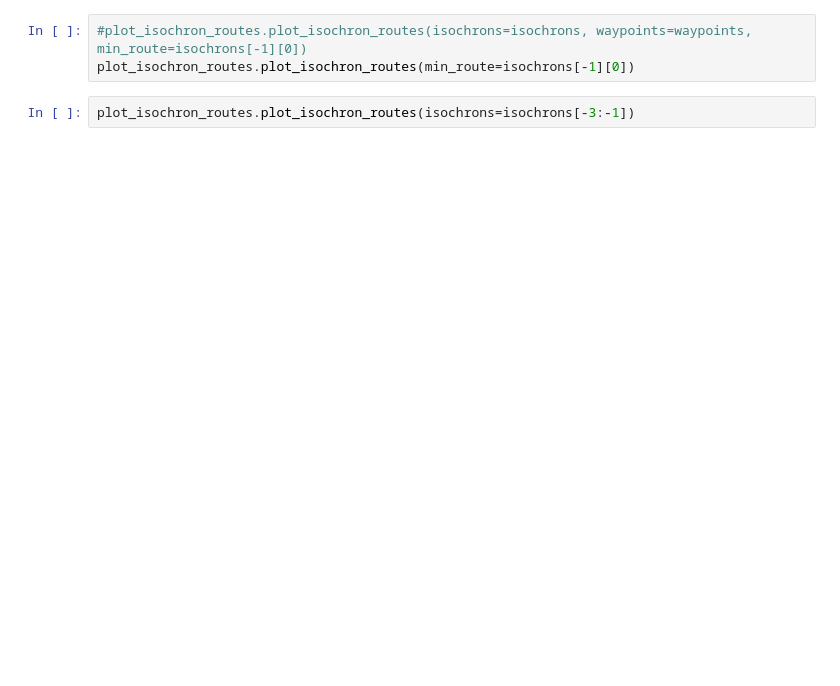
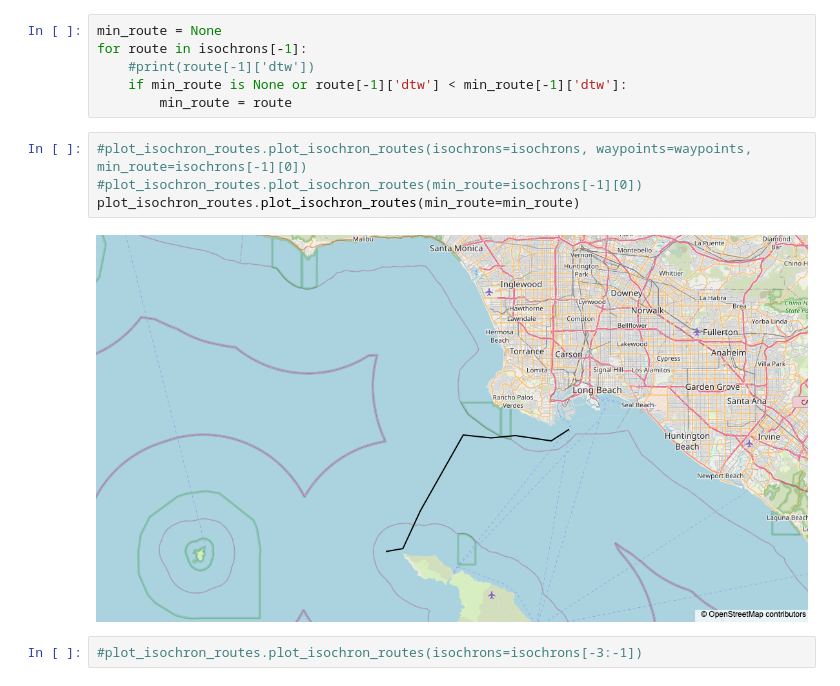
Before and after one commit to briandrawert/weather_routing, a Jupyter notebook: WeatherRouting-TransPac-TEST7.ipynb, the cells around one changed output. Cells and saved outputs as stored; diff of their text form; blank space fills up the shorter version.

```diff
--- a/WeatherRouting-TransPac-TEST7.ipynb
+++ b/WeatherRouting-TransPac-TEST7.ipynb
@@ -119,6 +114,15 @@ print(f"finished in {time.time()-tic:.2f}s")
+# %%
+min_route = None
+for route in isochrons[-1]:
+    #print(route[-1]['dtw'])
+    if min_route is None or route[-1]['dtw'] < min_route[-1]['dtw']:
+        min_route = route
 # %%
 #plot_isochron_routes.plot_isochron_routes(isochrons=isochrons, waypoints=waypoints, min_route=isochrons[-1][0])
-plot_isochron_routes.plot_isochron_routes(min_route=isochrons[-1][0])
+#plot_isochron_routes.plot_isochron_routes(min_route=isochrons[-1][0])
+plot_isochron_routes.plot_isochron_routes(min_route=min_route)
+# %% [output]
+[figure, added]
 # %%
-plot_isochron_routes.plot_isochron_routes(isochrons=isochrons[-3:-1])
+#plot_isochron_routes.plot_isochron_routes(isochrons=isochrons[-3:-1])
 # %%
```
Also changed, not shown: parts of 16 cells of this notebook, 6 other files.
